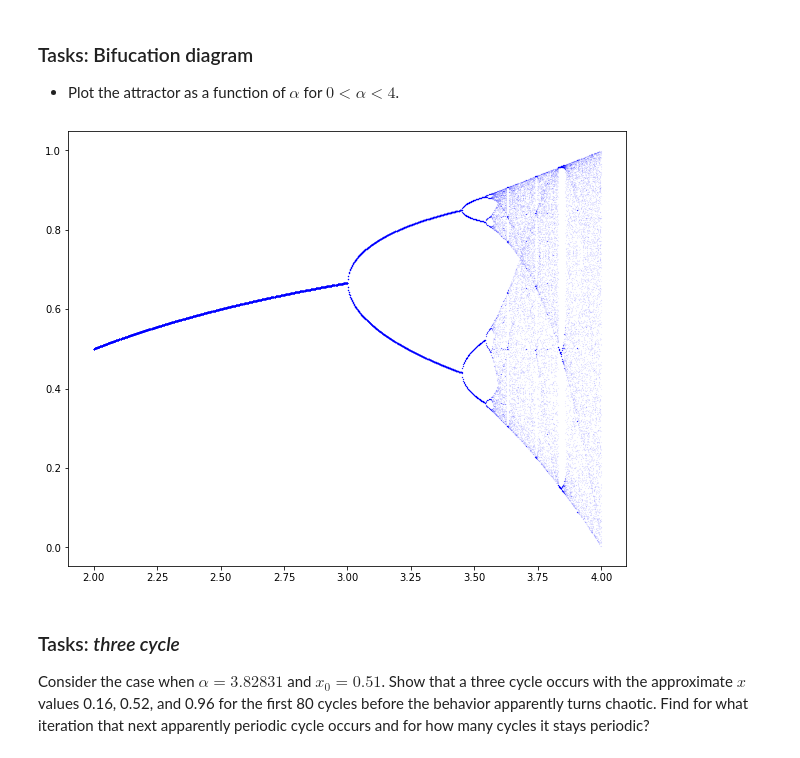
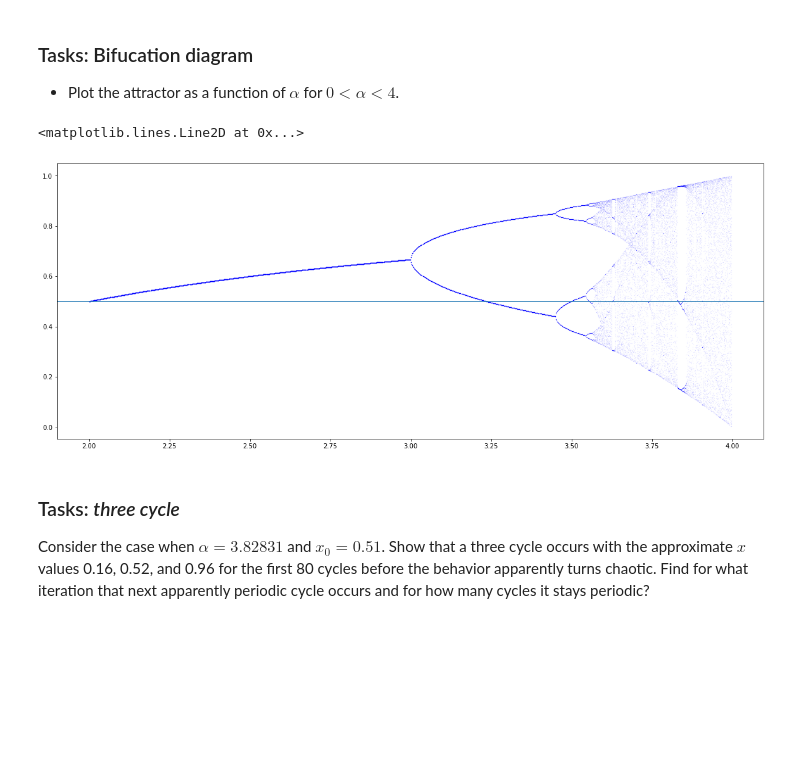
Before and after one commit to pcchen/Computation-in-Physics, a Jupyter notebook: 107010002/Logistic Map.ipynb, the cells around one changed output. Saved outputs shown, nothing was run; the diff lists cells and outputs as text; code cells hidden in the pictures; blank space fills up the shorter version.

```diff
--- a/107010002/Logistic Map.ipynb
+++ b/107010002/Logistic Map.ipynb
@@ -245,19 +245,22 @@ for i in range(10):
 # %%
 alpha = np.linspace(2,4,1000)
 a=np.linspace(0,1,10000)
 
 x = np.zeros(10000)
 x[0]=0.5
 
-plt.figure(figsize = (10,8))
+plt.figure(figsize = (20,8))
 
 for j in range (999):
     for i in range(9999):
         x[i+1]=(alpha[j] * x[i] * (1 - x[i]))
     for i in range(9900,9999):
         plt.plot(alpha[j],x[i],'b.',markersize=0.05)
+
+plt.axhline(y=0.5)
 # %% [output]
+<matplotlib.lines.Line2D at 0x...>
-[figure, old version]
+[figure, new version]
 # %% [markdown]
 ### Tasks: *three cycle*
 
```
Also changed, not shown: parts of 8 cells of this notebook.
